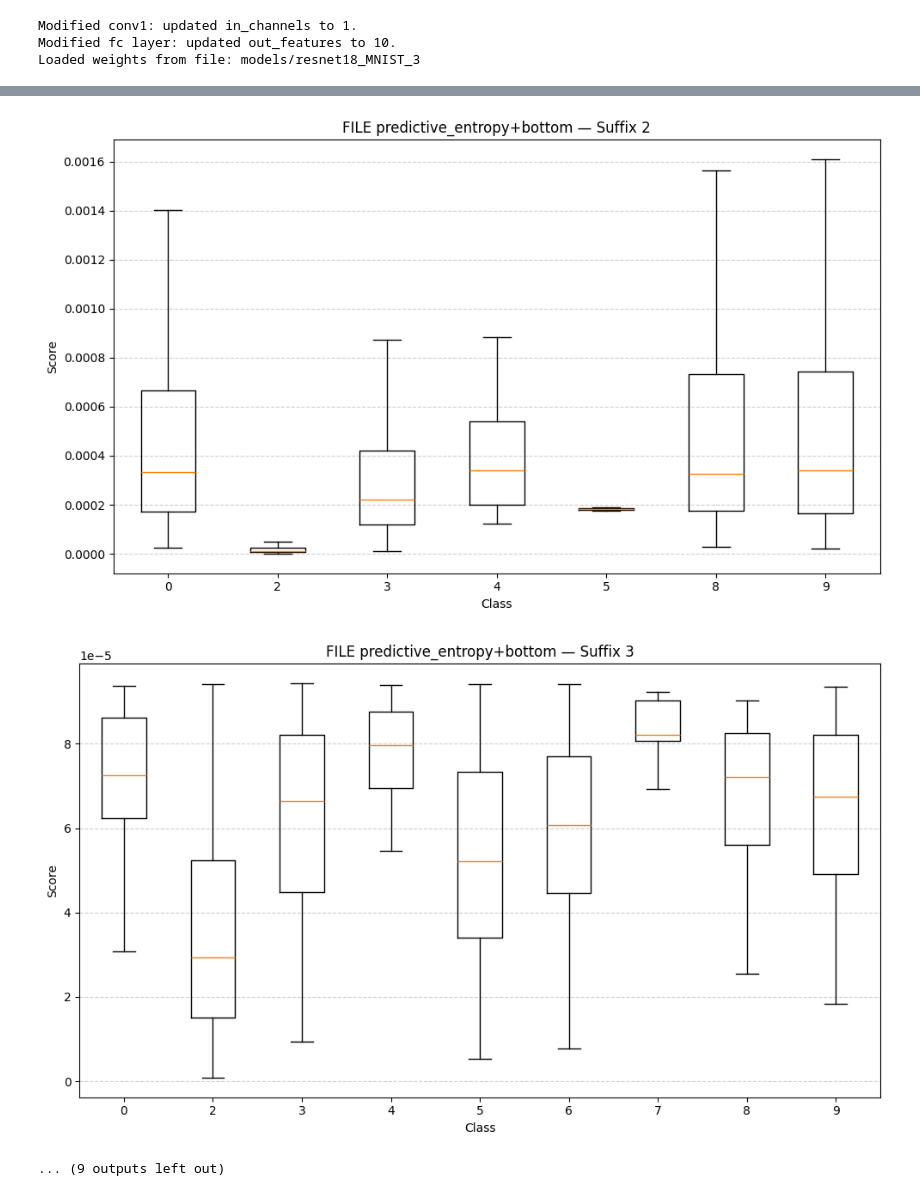
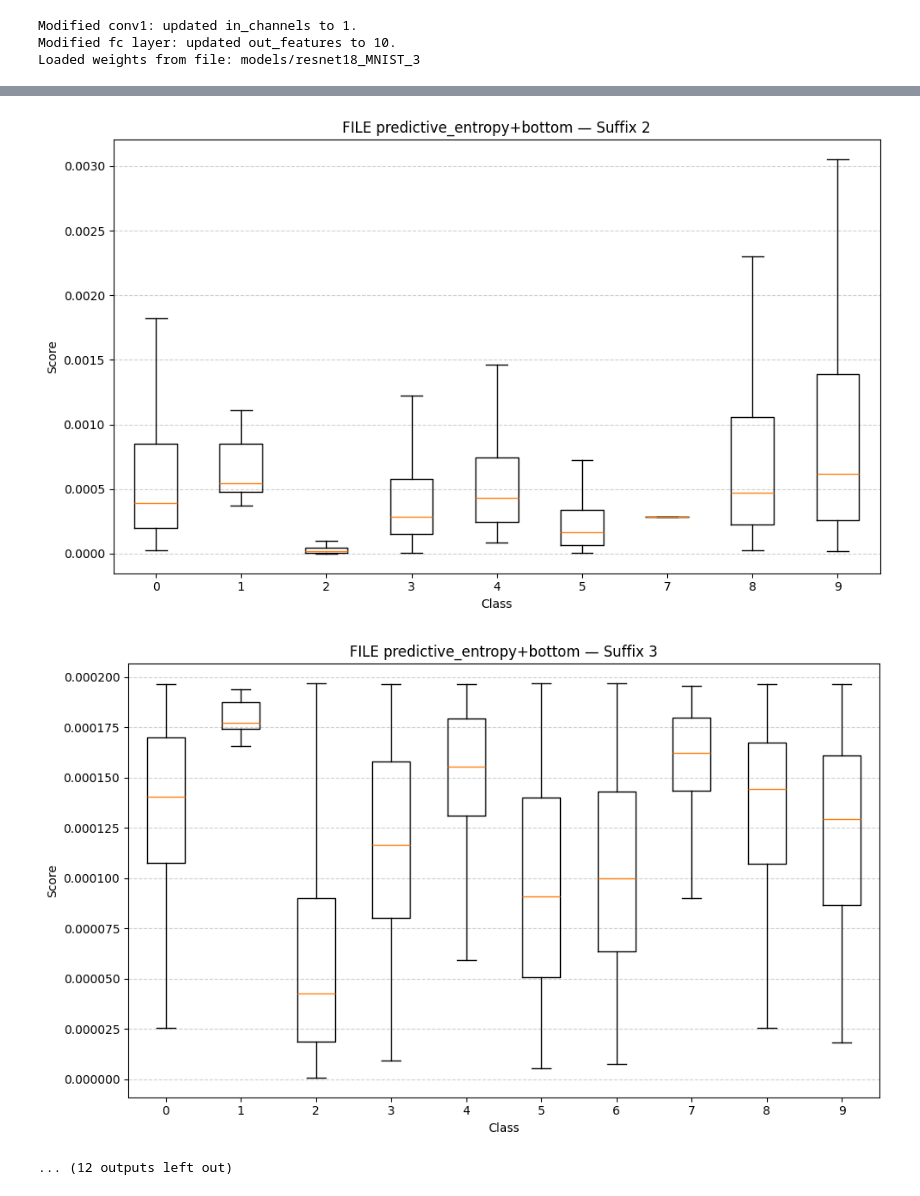
Before and after one commit to ZeyuDeng36/bachelor-project, a Jupyter notebook: distributions.ipynb, the cells around one changed output, grey strips where cells are left out. Cells and saved outputs as stored; diff of their text form; code cells hidden in the pictures.

```diff
--- a/distributions.ipynb
+++ b/distributions.ipynb
@@ -115,7 +115,10 @@ def display_uncertainty_distributions(
             raise ValueError(f"Unknown selection_name '{selection_name}'. Valid: {list(selection_methods)}")
         for suffix in suffixes:
             # load subset indices
-            fname = f"{model_name}-{dataset_name}-{scoring_name}-{selection_name}-{keep_fraction}-{suffix}.pkl"
+            if selection_name == "random":
+                fname = f"{model_name}-{dataset_name}-{selection_name}-{keep_fraction}-{suffix}.pkl"
+            else:
+                fname = f"{model_name}-{dataset_name}-{scoring_name}-{selection_name}-{keep_fraction}-{suffix}.pkl"
             path = os.path.join(DATASETS_DIR, fname)
             with open(path, "rb") as f:
                 indices = pickle.load(f)
@@ -144,9 +147,9 @@ def display_uncertainty_distributions(
 display_uncertainty_distributions(
     model_name="resnet18",
     dataset_name="MNIST",
-    keep_fraction=0.9,
+    keep_fraction=0.8,
     scoring_name="predictive_entropy",
-    selection_names=["top","bottom","balanced_by_label","median","balanced_by_score1"],
+    selection_names=["top","bottom","median","balanced_by_label","balanced_by_score1","random"],
     plot_average=False
 )
 # %% [output]
@@ -169,6 +172,6 @@ Loaded weights from file: models/resnet18_MNIST_3
-[figure, old version]
+[figure, new version]
-[figure, old version]
+[figure, new version]
-... (9 outputs left out)
+... (12 outputs left out)
 # %%
 # Per-suffix only:
 display_uncertainty_distributions(
```
Also changed, not shown: parts of 4 cells of this notebook, 21 other files.
